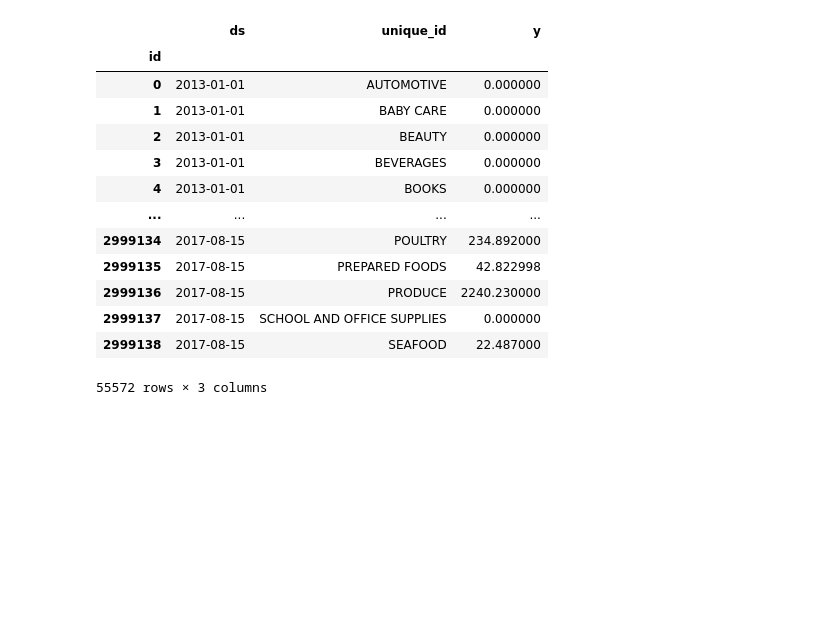
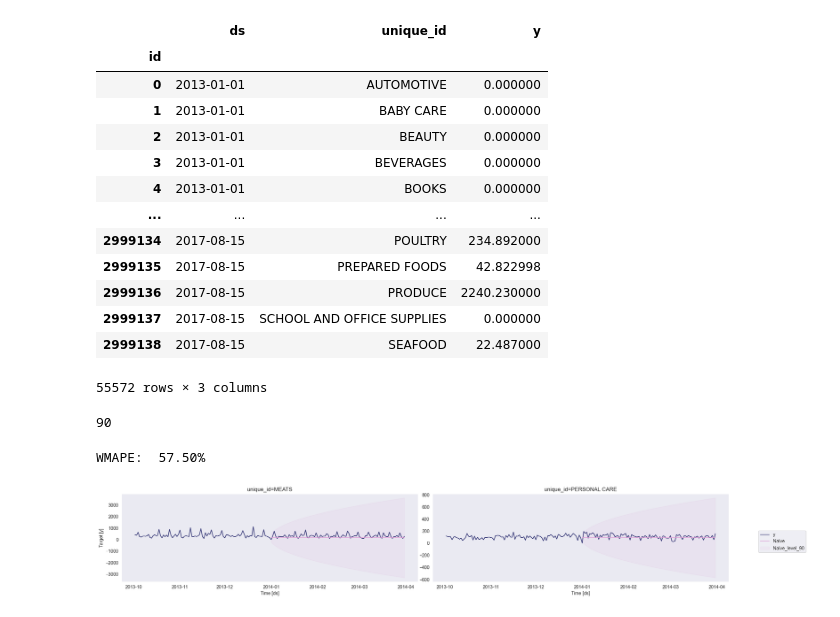
Before and after one commit to camimq/machine_learning_and_time_series, a Jupyter notebook: 03_analise_de_series_temporais/notebooks/aula5_modelando_e_realizando_o_forecasting.ipynb, the cells around one changed output. Saved outputs shown, nothing was run; the diff lists cells and outputs as text; code cells hidden in the pictures; blank space fills up the shorter version.

Commit message:
adiciona conteúdo da Aula Modelando e realizando o forecasting - IV

```diff
--- a/03_analise_de_series_temporais/notebooks/aula5_modelando_e_realizando_o_forecasting.ipynb
+++ b/03_analise_de_series_temporais/notebooks/aula5_modelando_e_realizando_o_forecasting.ipynb
@@ -180,11 +180,11 @@ media_movel_diff = df_diff.rolling(12).mean()
 
 std_diff = df_diff.rolling(12).std
 # %%
-f, ax = plt.subplots()
-df_diff.plot(ax=ax, legend=False)
-media_movel_diff.plot(ax=ax, legend=False, color='r')
-std_diff.plot(ax=ax, legend=False, color='g')
-plt.tight_layout()
+# f, ax = plt.subplots()
+# df_diff.plot(ax=ax, legend=False)
+# media_movel_diff.plot(ax=ax, legend=False, color='r')
+# std_diff.plot(ax=ax, legend=False, color='g')
+# plt.tight_layout()
 # %% [output]
 AttributeError: 'function' object has no attribute 'plot'
 [figure]
@@ -304,3 +304,16 @@ df_loja1
 | 2999137 | 2017-08-15 | SCHOOL AND OFFICE SUPPLIES | 0.000000 |
 | 2999138 | 2017-08-15 | SEAFOOD | 22.487000 |
 55572 rows × 3 columns
+# %%
+# separa a base, pegando 2013 como treino
+# prepara os tres primeiros meses de 2014 para validação
+treino = df_loja1.loc[df_loja1['ds'] < '2014-01-01'] # cria base / variável de treino
+valid = df_loja1.loc[(df_loja1['ds'] >= '2014-01-01') & (df_loja1['ds'] < '2014-04-01')] # cria base / variável de validação
+h = valid['ds'].nunique()  # cria base / variável que irão trabalhar com o tempo em que será trabalhada a previsão
+# %%
+h
+# %% [output]
+90
+# %%
+def wmape(y_true, y_pred):
+    return np.abs(y_true-y_pred).sum() / np.abs(y_true).sum()
@@ -306,0 +323,14 @@ df_loja1
+# %%
+model = StatsForecast(models=[Naive()], freq='D', n_jobs=-1)
+model.fit(treino)
+
+forecast_df = model.predict(h=h, level=[90])
+forecast_df = forecast_df.reset_index().merge(valid, on=['ds', 'unique_id'], how='left')
+
+wmape1 = wmape(forecast_df['y'].values, forecast_df['Naive'].values)
+print(f'WMAPE: {wmape1: .2%}')
+
+model.plot(treino, forecast_df, level=[90], unique_ids = ['MEATS', 'PERSONAL CARE'], engine='matplotlib', max_insample_length=90)
+# %% [output]
+WMAPE:  57.50%
+[figure, added]
```
Also changed, not shown: parts of 4 cells of this notebook.
